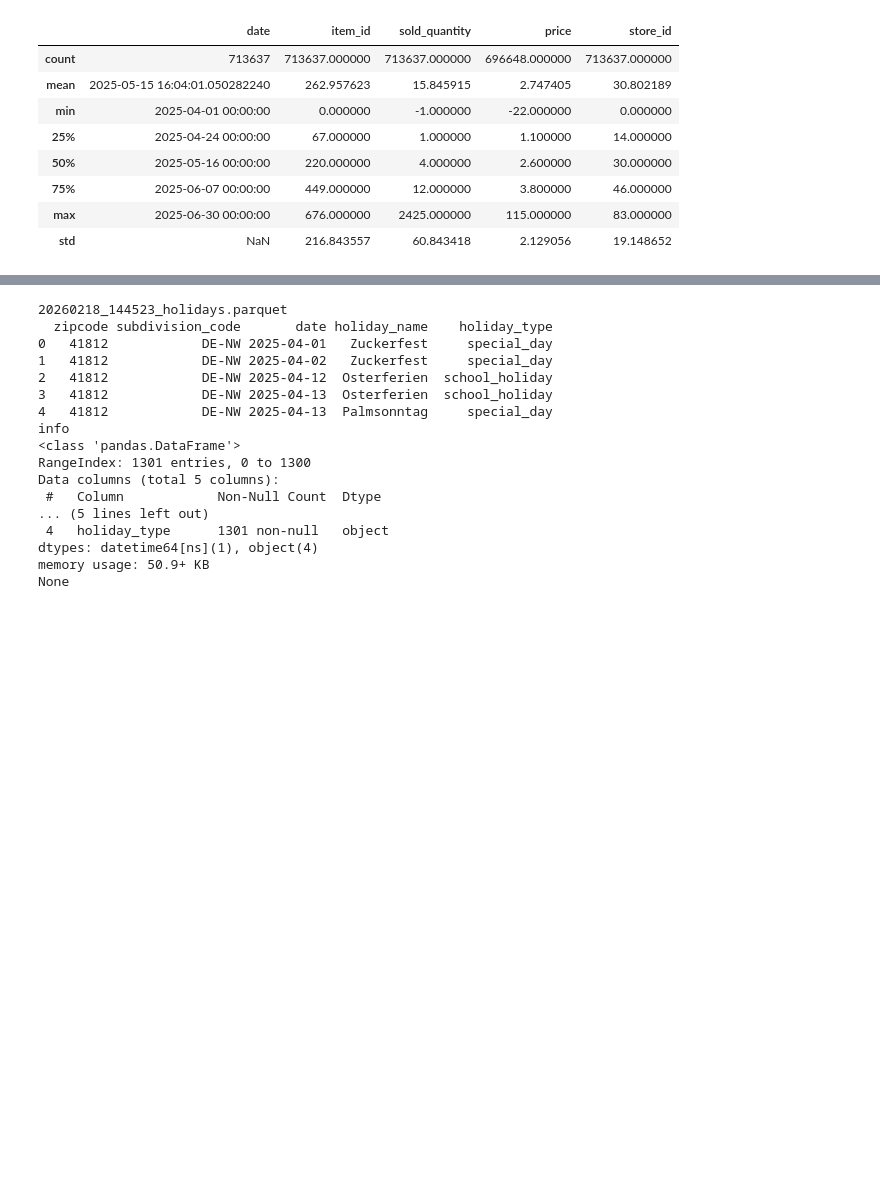
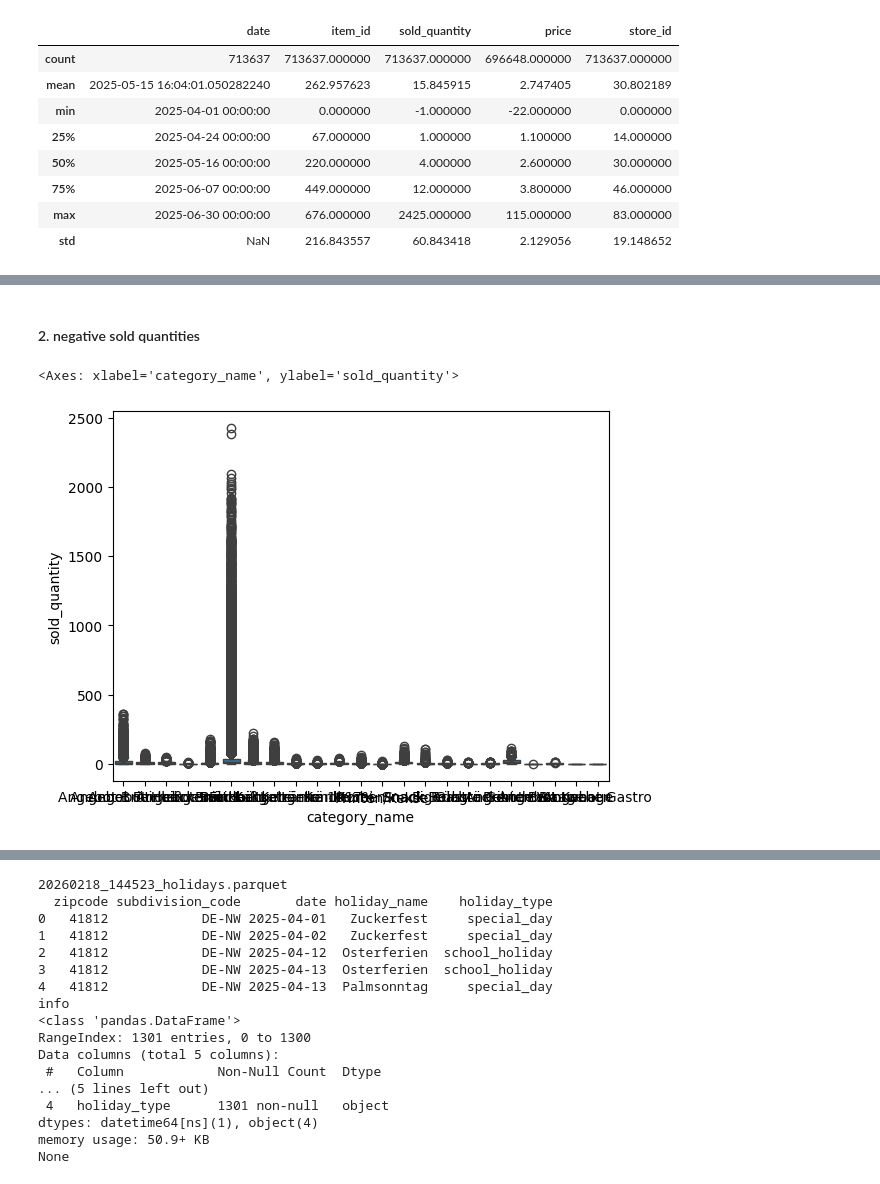
Before and after one commit to shuting-fish/food_prediction, a Jupyter notebook: food_prediction.ipynb, the cells around one changed output, grey strips where cells are left out. Saved outputs shown, nothing was run; the diff lists cells and outputs as text; code cells hidden in the pictures; blank space fills up the shorter version.

```diff
--- a/food_prediction.ipynb
+++ b/food_prediction.ipynb
@@ -72,0 +98,2 @@ Name: count, dtype: int64
+# %%
+sales = sales.dropna(axis = 0)
@@ -73 +112,8 @@ Name: count, dtype: int64
+# %% [markdown]
+#### 2. negative sold quantities
+# %%
+sns.boxplot(x = 'category_name', y = 'sold_quantity', data = sales)
+# %% [output]
+<Axes: xlabel='category_name', ylabel='sold_quantity'>
+[figure, added]
 # %%
```
Also changed, not shown: parts of 11 cells of this notebook.
